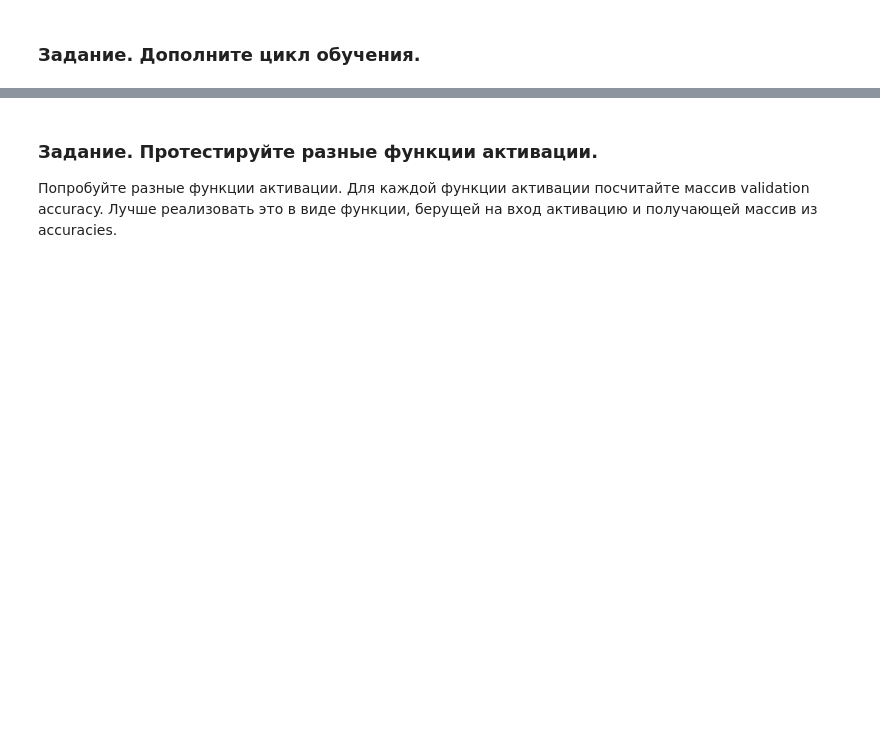
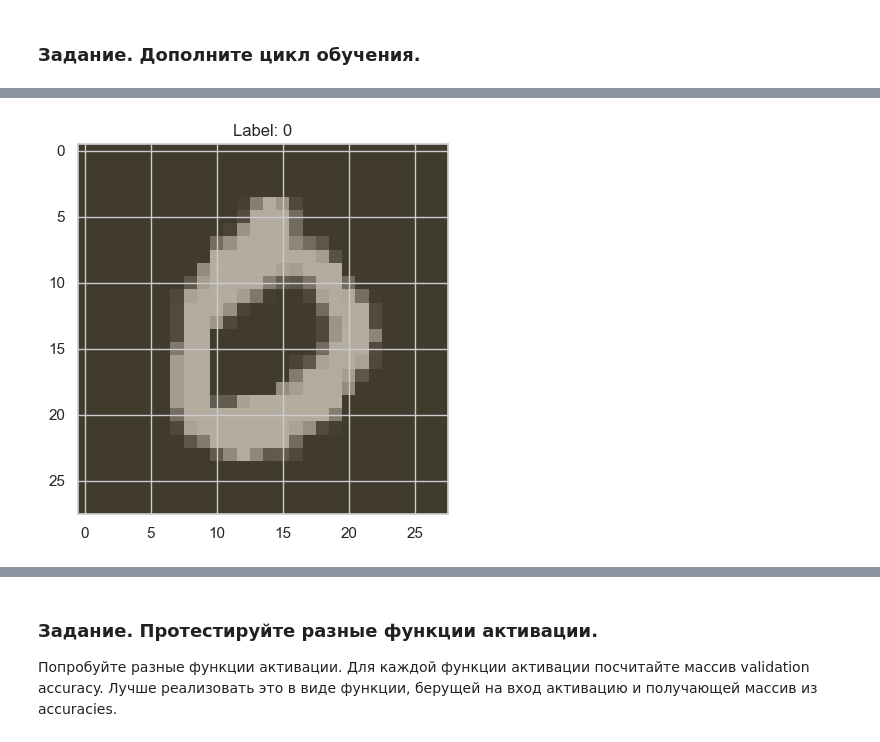
Before and after one commit to alex-chin/dsl_part_1_ml_cv, a Jupyter notebook: week_05_convolutional_nets/Homework/hw_4_conv_cnn_alex.ipynb, the cells around one changed output, grey strips where cells are left out. Saved outputs shown, nothing was run; the diff lists cells and outputs as text; code cells hidden in the pictures; blank space fills up the shorter version.

```diff
--- a/week_05_convolutional_nets/Homework/hw_4_conv_cnn_alex.ipynb
+++ b/week_05_convolutional_nets/Homework/hw_4_conv_cnn_alex.ipynb
@@ -393,7 +393,7 @@ val_dataset = MNIST(root, train=False, transform=data_tfs, download=True)
 
 train_dataloader = torch.utils.data.DataLoader(train_dataset, batch_size=4, shuffle=True,
                                                num_workers=2)
-valid_dataloader = torch.utils.data.DataLoader(val_dataloader, batch_size=4, shuffle=False,
+valid_dataloader = torch.utils.data.DataLoader(val_dataset, batch_size=4, shuffle=False,
                                                num_workers=2)
 
 classes = tuple(str(i) for i in range(10))
@@ -551,0 +637,24 @@ for epoch in range(max_epochs):
+# %%
+# Предположим, что у вас есть valid_loader
+valid_loader = loaders['valid']
+
+# Преобразуем DataLoader в итератор
+valid_iter = iter(valid_loader)
+
+# Получаем случайный батч
+x_batch, y_batch = next(valid_iter)
+
+# Выбираем случайный индекс в батче
+random_index = random.randint(0, len(x_batch) - 1)
+
+# Получаем случайный пример и его метку
+random_example = x_batch[random_index]
+random_label = y_batch[random_index]
+
+# Если данные нормализованы или требуют дополнительной обработки, их можно преобразовать
+# Например, для изображений:
+# random_example = random_example.permute(1, 2, 0)  # Если это изображение (C, H, W) -> (H, W, C)
+# random_example = random_example.numpy()  # Преобразуем в numpy для визуализации
+
+print(f"Случайный пример: {random_example}")
+print(f"Метка: {random_label}")
@@ -551,0 +679,19 @@ for epoch in range(max_epochs):
+# %%
+import matplotlib.pyplot as plt
+
+# Преобразуем тензор изображения в формат (H, W, C)
+random_example = random_example.permute(1, 2, 0)
+
+# Если изображение нормализовано, отмените нормализацию
+# Например, если использовались mean и std:
+mean = torch.tensor([0.485, 0.456, 0.406])
+std = torch.tensor([0.229, 0.224, 0.225])
+random_example = random_example * std + mean
+
+# Преобразуем в numpy и отобразим
+random_example = random_example.numpy()
+plt.imshow(random_example)
+plt.title(f"Label: {random_label.item()}")
+plt.show()
+# %% [output]
+[figure, added]
```
Also changed, not shown: parts of 9 cells of this notebook.
